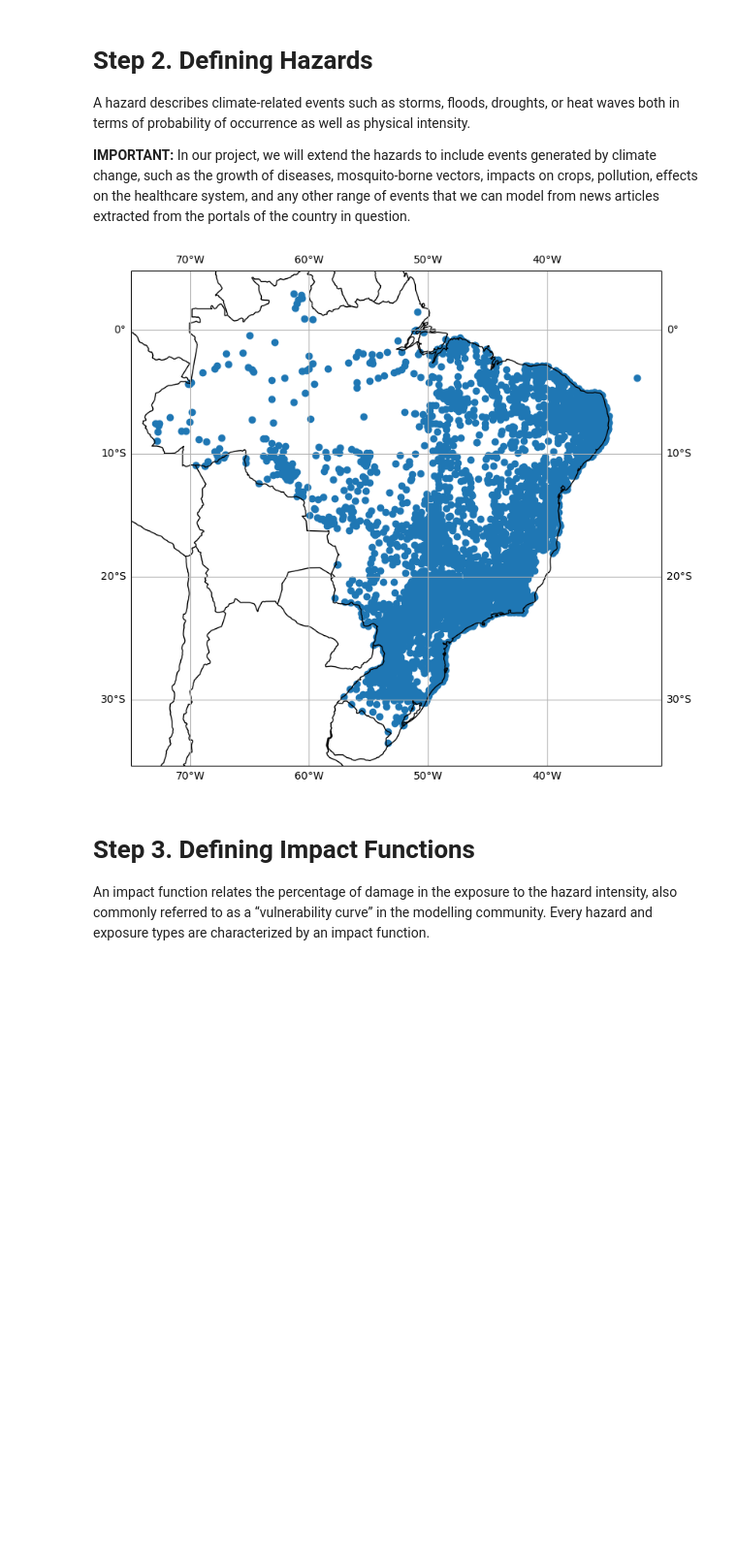
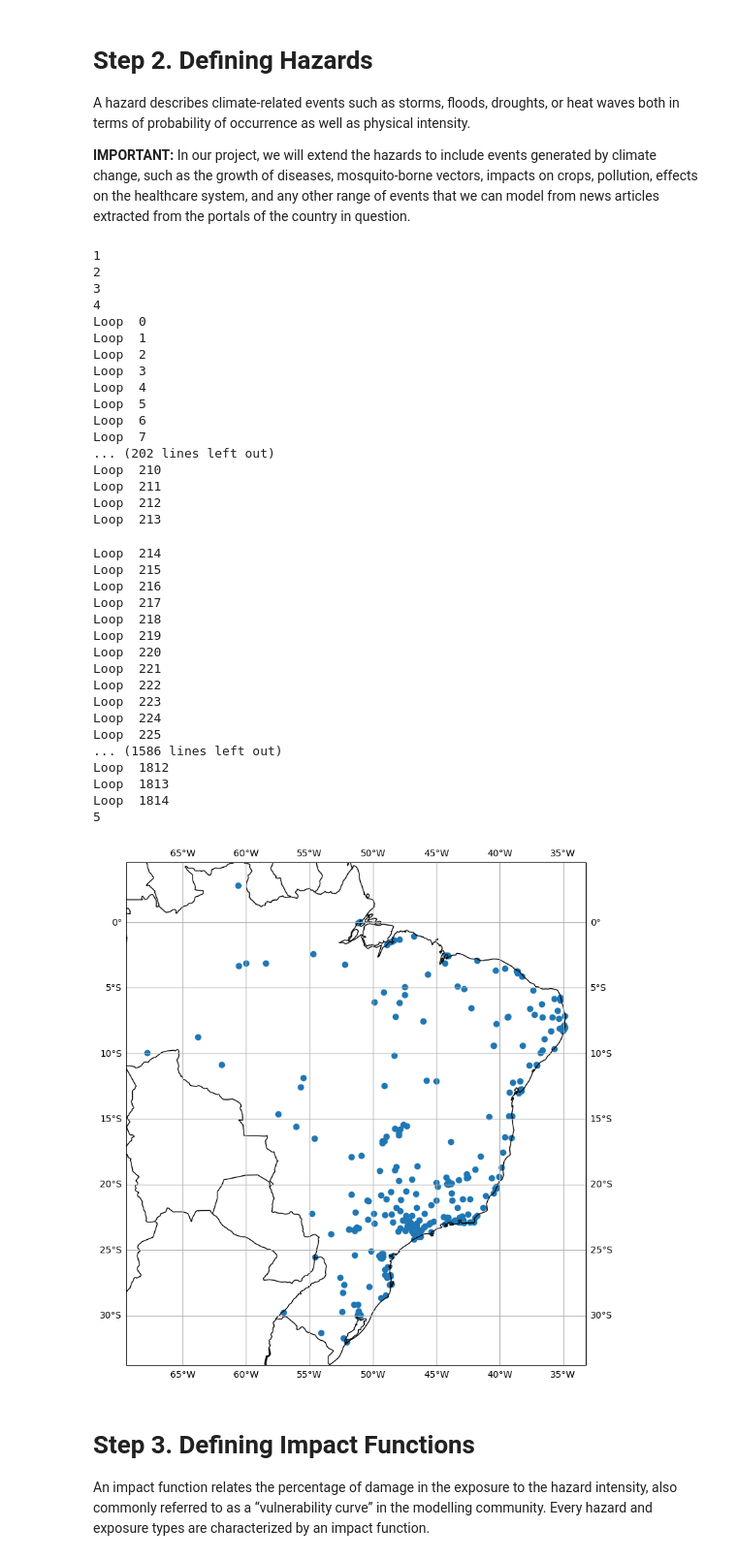
Before and after one commit to Labic-ICMC-USP/CLIMADA-BR, a Jupyter notebook: doc/tutorial/Tutorial_DENGUE.ipynb, the cells around one changed output. Shown at 97% size. Saved outputs shown, nothing was run; the diff lists cells and outputs as text; code cells hidden in the pictures; blank space fills up the shorter version.

Commit message:
Adding Conversor to the API and using it on dengue tutorial

```diff
--- a/doc/tutorial/Tutorial_DENGUE.ipynb
+++ b/doc/tutorial/Tutorial_DENGUE.ipynb
@@ -44,10 +83,44 @@ climadabr.DefineExposures(['BRA'], 300, 'income_group')
 A hazard describes climate-related events such as storms, floods, droughts, or heat waves both in terms of probability of occurrence as well as physical intensity.
 
 **IMPORTANT:** In our project, we will extend the hazards to include events generated by climate change, such as the growth of diseases, mosquito-borne vectors, impacts on crops, pollution, effects on the healthcare system, and any other range of events that we can model from news articles extracted from the portals of the country in question.
-# %%
-climadabr.HazardFromExcel("TabelaDengueCoordMonth.xlsx")
-# %% [output]
-[figure, removed]
+# %%
+climadabr.HazardFromCSV("HazardNews.csv")
+# %% [output]
+1
+2
+3
+4
+Loop  0
+Loop  1
+Loop  2
+Loop  3
+Loop  4
+Loop  5
+Loop  6
+Loop  7
+... (202 lines left out)
+Loop  210
+Loop  211
+Loop  212
+Loop  213
+Loop  214
+Loop  215
+Loop  216
+Loop  217
+Loop  218
+Loop  219
+Loop  220
+Loop  221
+Loop  222
+Loop  223
+Loop  224
+Loop  225
+... (1586 lines left out)
+Loop  1812
+Loop  1813
+Loop  1814
+5
+[figure, added]
 # %% [markdown]
 # Step 3. Defining Impact Functions
 
```
Also changed, not shown: parts of 4 cells of this notebook, 23 other files.
